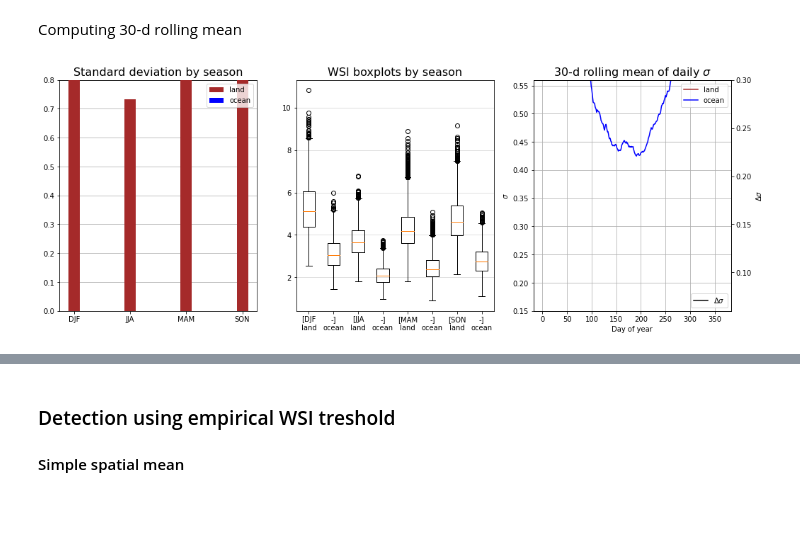
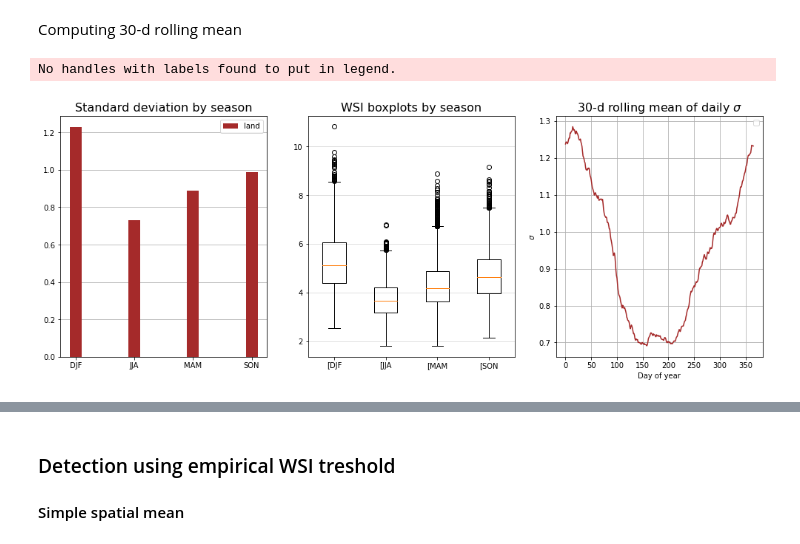
Before and after one commit to bchatelon/year_weather_regime, a Jupyter notebook: wind_outage.ipynb, the cells around one changed output, grey strips where cells are left out. Drawn from its saved outputs; the diff is of its cells as text; code cells hidden in the pictures; blank space fills up the shorter version.

```diff
--- a/wind_outage.ipynb
+++ b/wind_outage.ipynb
@@ -283,40 +193,30 @@ wso_index_day_std = xr.concat([
 # %%
 fig = plt.figure(figsize=(17, 6))
 
 ax = fig.add_subplot(1, 3, 1)
 ax.set_title('Standard deviation by season', fontsize = 16)
 ax.bar(ws_index_sstd.season, ws_index_sstd.values, width = 0.2, zorder = 3, color = 'brown', label = 'land')
-ax.bar(wso_index_sstd.season, wso_index_sstd.values, width = 0.2, zorder = 2, color = 'blue', label = 'ocean')
 ax.grid(axis = 'y',zorder = 1)
-ax.set_ylim(0,0.8)
 ax.legend()
 
 ax = fig.add_subplot(1, 3, 2)
 ax.set_title('WSI boxplots by season', fontsize = 16)
 bp=[]
 for season in ws_index_sstd.season.values :
     bp.append(ws_index.ws.groupby('time.season')[season])
-    bp.append(wso_index.ws.groupby('time.season')[season])
-ax.boxplot(bp, labels = ['[DJF\nland', '-]\nocean','[JJA\nland', '-]\nocean','[MAM\nland', '-]\nocean','[SON\nland', '-]\nocean'])
+ax.boxplot(bp, labels = ['[DJF','[JJA','[MAM','[SON'])
 ax.grid(axis = 'y', alpha = 0.5)
 
 ax = fig.add_subplot(1, 3, 3)
 ax.set_title('30-d rolling mean of daily $\sigma$', fontsize = 16)
-ax.plot(ws_index_day_std, color = 'brown', label = 'land')
-ax.plot(wso_index_day_std, color = 'blue', label = 'ocean')
-ax.set_ylim(0.15,0.56)
+ax.plot(ws_index_day_std, color = 'brown')
 ax.set_ylabel('$\sigma$')
-
-ax2 = ax.twinx()
-ax2.plot((wso_index_day_std - ws_index_day_std), color = 'black', label = '$\Delta\sigma$')
-ax2.legend(loc = 'lower right')
-ax2.set_ylim(0.06,0.3)
-ax2.set_ylabel('$\Delta\sigma$')
 
 ax.set_xlabel('Day of year')
 ax.grid()
 ax.legend()
 
 plt.show()
 # %% [output]
+No handles with labels found to put in legend.
-[figure, old version]
+[figure, new version]
```
Also changed, not shown: parts of 42 cells of this notebook, 5 other files.
